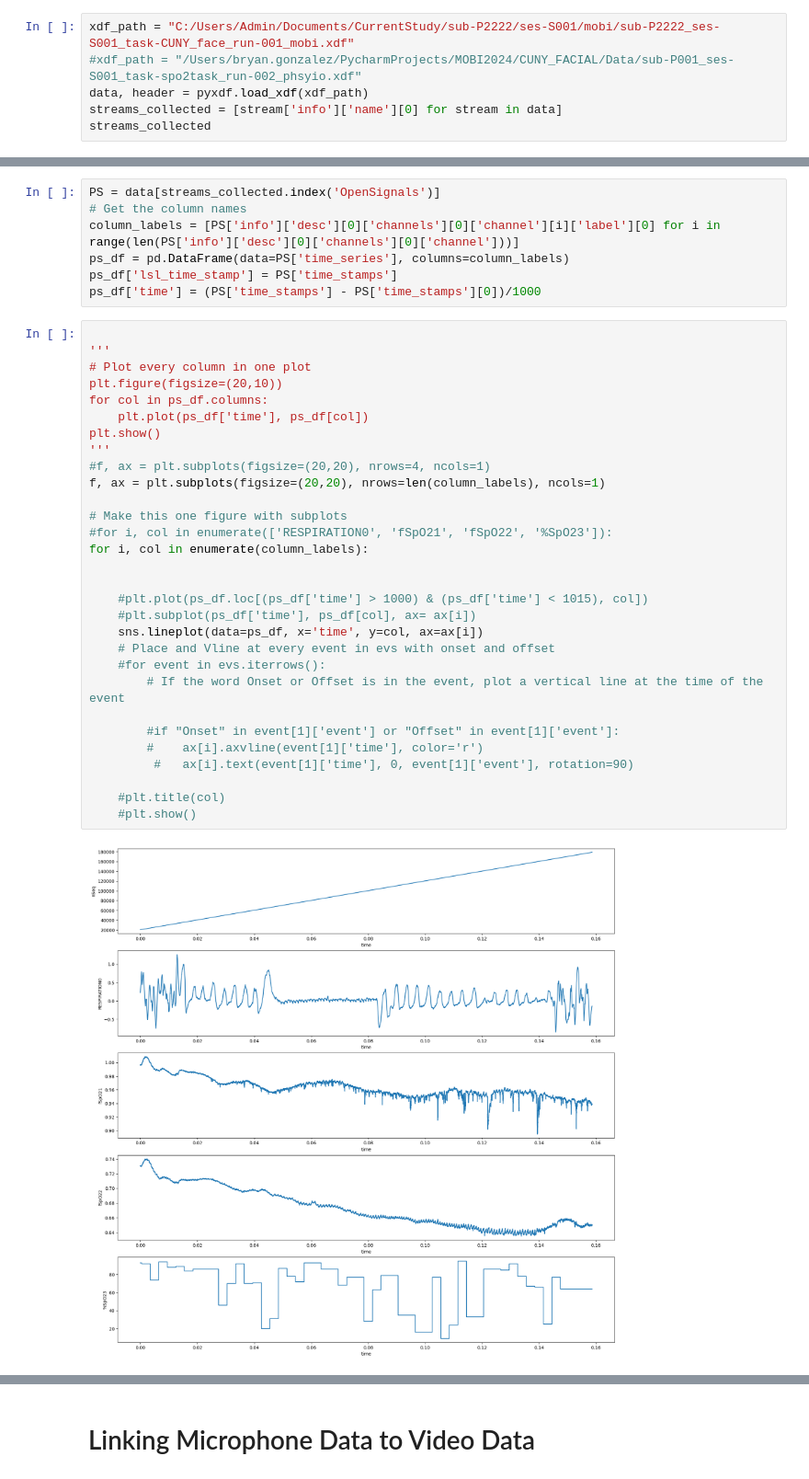
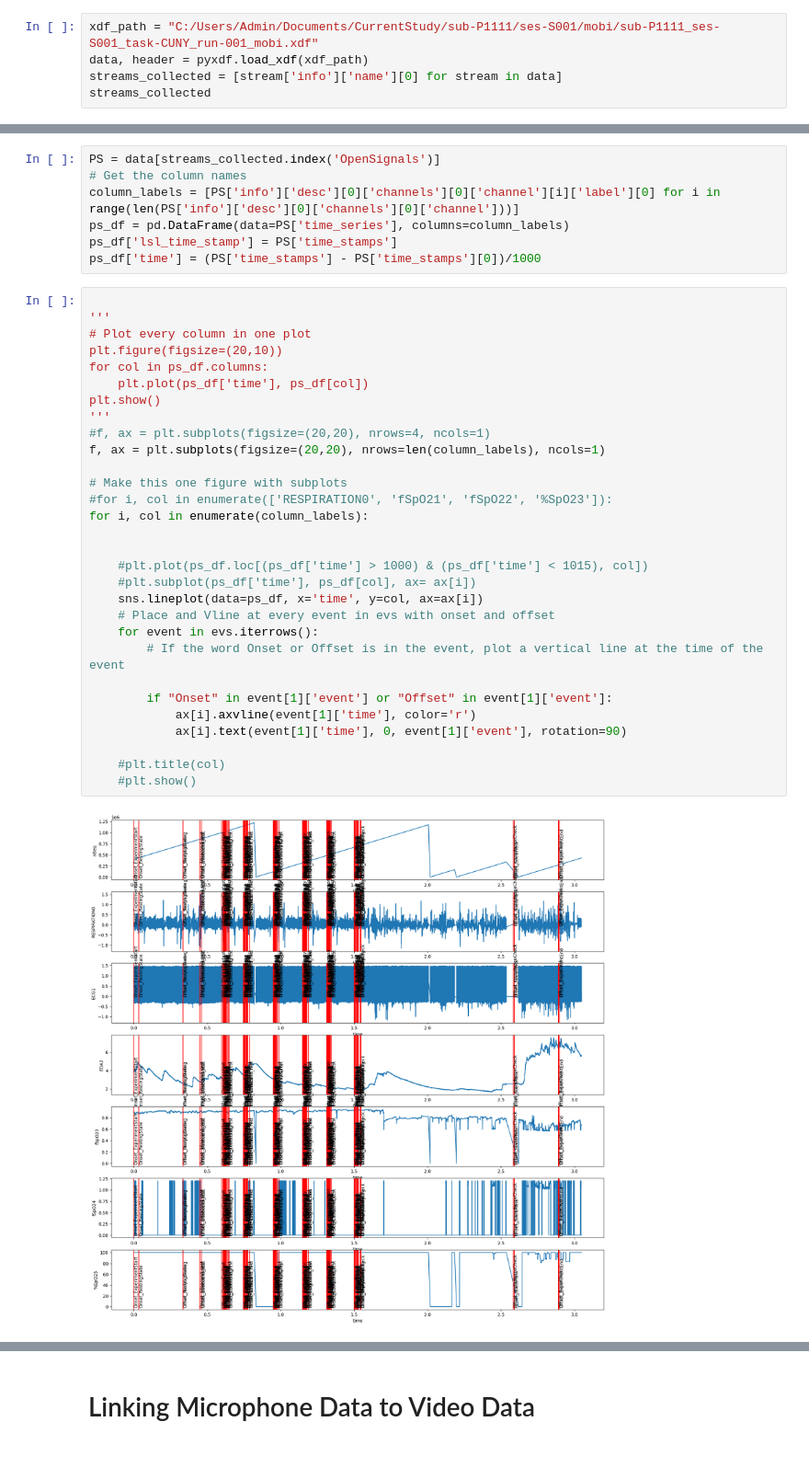
Before and after one commit to BryanGonzalez262/MOBI2024, a Jupyter notebook: CUNY_FACIAL/Code/pilot_check.ipynb, the cells around one changed output, grey strips where cells are left out. Shown at 92% size. Saved outputs shown, nothing was run; the diff lists cells and outputs as text.

```diff
--- a/CUNY_FACIAL/Code/pilot_check.ipynb
+++ b/CUNY_FACIAL/Code/pilot_check.ipynb
@@ -13,8 +14,7 @@ import cv2
 # %% [markdown]
 # Load Data
 # %%
-xdf_path = "C:/Users/Admin/Documents/CurrentStudy/sub-P2222/ses-S001/mobi/sub-P2222_ses-S001_task-CUNY_face_run-001_mobi.xdf"
-#xdf_path = "/Users/bryan.gonzalez/PycharmProjects/MOBI2024/CUNY_FACIAL/Data/sub-P001_ses-S001_task-spo2task_run-002_phsyio.xdf"
+xdf_path = "C:/Users/Admin/Documents/CurrentStudy/sub-P1111/ses-S001/mobi/sub-P1111_ses-S001_task-CUNY_run-001_mobi.xdf"
 data, header = pyxdf.load_xdf(xdf_path)
 streams_collected = [stream['info']['name'][0] for stream in data]
 streams_collected
@@ -183,33 +182,33 @@ ps_df['time'] = (PS['time_stamps'] - PS['time_stamps'][0])/1000
 # %%
 
 '''
 # Plot every column in one plot
 plt.figure(figsize=(20,10))
 for col in ps_df.columns:
     plt.plot(ps_df['time'], ps_df[col])
 plt.show()
 '''
 #f, ax = plt.subplots(figsize=(20,20), nrows=4, ncols=1)
 f, ax = plt.subplots(figsize=(20,20), nrows=len(column_labels), ncols=1)
 
 # Make this one figure with subplots
 #for i, col in enumerate(['RESPIRATION0', 'fSpO21', 'fSpO22', '%SpO23']):
 for i, col in enumerate(column_labels):
 
 
     #plt.plot(ps_df.loc[(ps_df['time'] > 1000) & (ps_df['time'] < 1015), col])
     #plt.subplot(ps_df['time'], ps_df[col], ax= ax[i])
     sns.lineplot(data=ps_df, x='time', y=col, ax=ax[i])
     # Place and Vline at every event in evs with onset and offset
-    #for event in evs.iterrows():
+    for event in evs.iterrows():
         # If the word Onset or Offset is in the event, plot a vertical line at the time of the event
 
-        #if "Onset" in event[1]['event'] or "Offset" in event[1]['event']:
-        #    ax[i].axvline(event[1]['time'], color='r')
-         #   ax[i].text(event[1]['time'], 0, event[1]['event'], rotation=90)
+        if "Onset" in event[1]['event'] or "Offset" in event[1]['event']:
+            ax[i].axvline(event[1]['time'], color='r')
+            ax[i].text(event[1]['time'], 0, event[1]['event'], rotation=90)
 
     #plt.title(col)
     #plt.show()
 # %% [output]
-[figure, old version]
+[figure, new version]
 # %%
```
Also changed, not shown: parts of 22 cells of this notebook.
